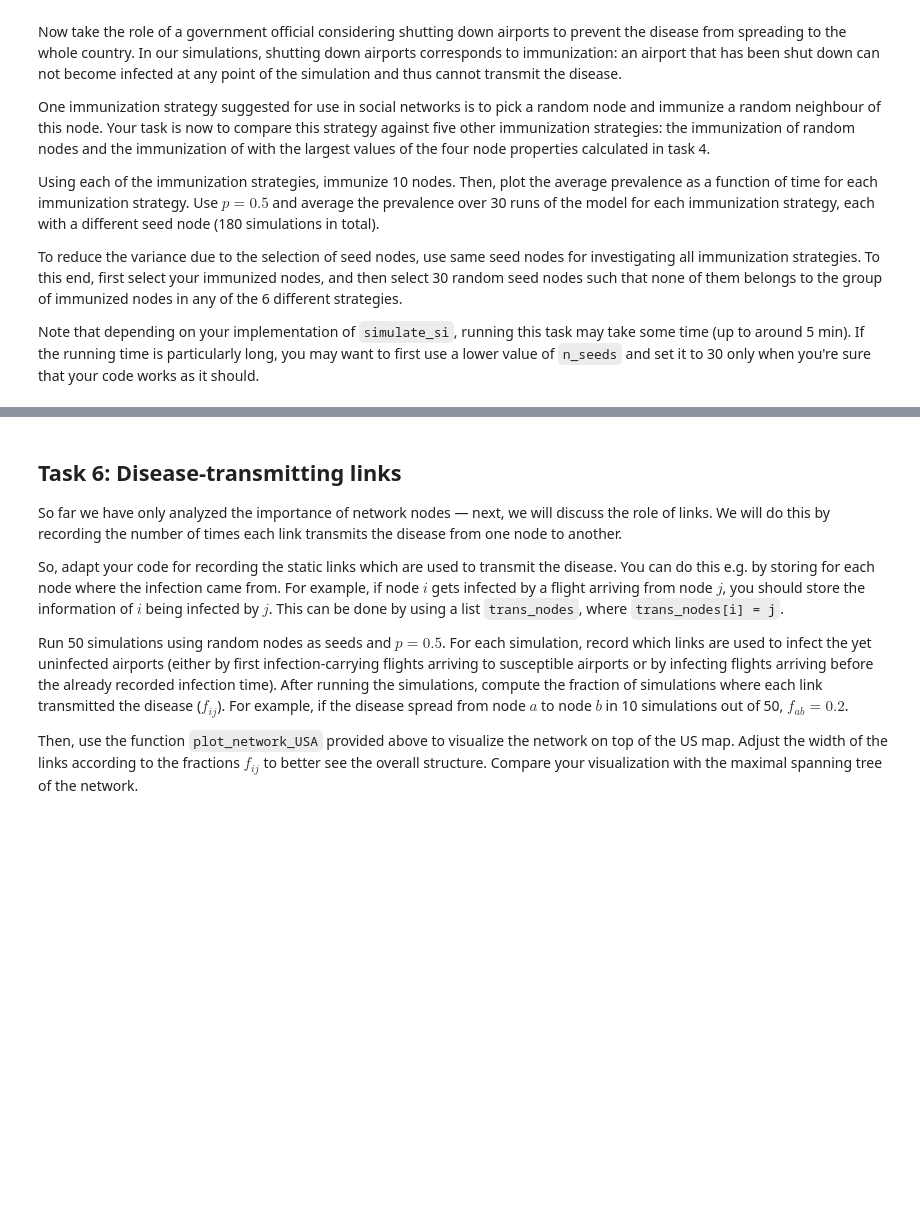
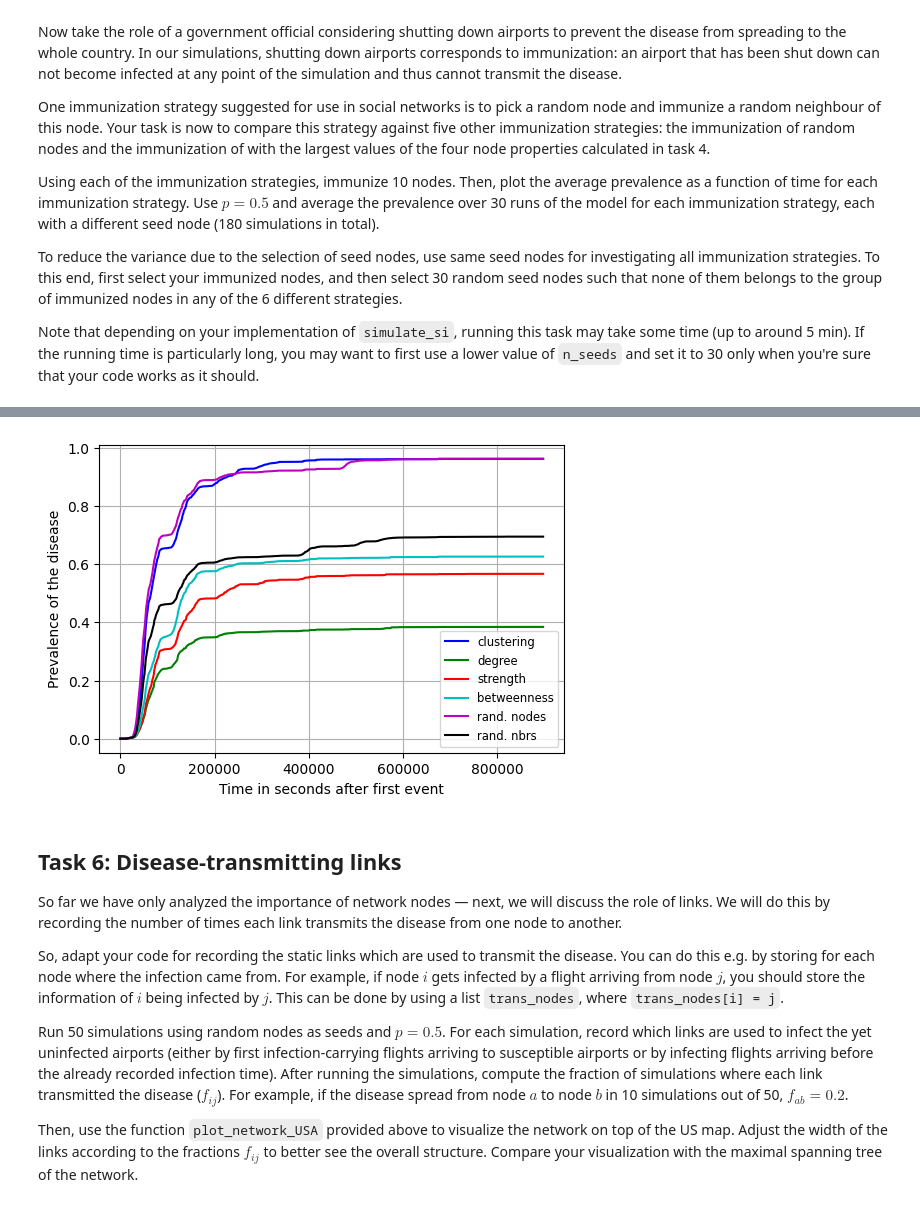
Before and after one commit to jogp10/ComplexNetworks, a Jupyter notebook: project/project.ipynb, the cells around one changed output, grey strips where cells are left out. Saved outputs shown, nothing was run; the diff lists cells and outputs as text; code cells hidden in the pictures; blank space fills up the shorter version.

```diff
--- a/project/project.ipynb
+++ b/project/project.ipynb
@@ -1026,6 +1026,7 @@ the 6 different strategies.
 Note that depending on your implementation of `simulate_si`, running this task may take some time (up to around 5 min). If the running time is particularly long, you may want to first use a lower value of `n_seeds` and set it to 30 only when you're sure that your code works as it should.
 # %%
 p = 0.5
+n_it = 30
 n_seeds = 30
 n_immunized = 10
 n_time_steps = 1000
@@ -1044,7 +1045,7 @@ prevalence_data = []
 time_steps = get_time_steps(events, n_time_steps)
 
 # YOUR CODE HERE
-raise NotImplementedError()
+# raise NotImplementedError()
 #TODO: Calculate the prevalence for each immunization strategy
 #Hints:
 
@@ -1063,6 +1064,81 @@ raise NotImplementedError()
 # Each row of this array corresponds to an immunization strategy, and the number of columns should equal to
 # n_time_steps.
 
+# Select n_immunized nodes for each strategy and join them in 2D array
+immunized_nodes_per_strategy = []
+
+# Biggest n_immunized nodes by clustering coefficient
+clustering = dict_to_vec(nx.clustering(net))
+immunized_nodes = np.argsort(clustering)[-n_immunized:]
+immunized_nodes_per_strategy.append(immunized_nodes)
+
+# Biggest n_immunized nodes by degree
+degree = dict_to_vec(dict(net.degree()))
+immunized_nodes = np.argsort(degree)[-n_immunized:]
+immunized_nodes_per_strategy.append(immunized_nodes)
+
+# Biggest n_immunized nodes by strength
+strength = dict_to_vec(dict(net.degree(weight='weight')))
+immunized_nodes = np.argsort(strength)[-n_immunized:]
+immunized_nodes_per_strategy.append(immunized_nodes)
+
+# Biggest n_immunized nodes by betweenness
+betweenness = dict_to_vec(nx.betweenness_centrality(net, weight='weight'))
+immunized_nodes = np.argsort(betweenness)[-n_immunized:]
+immunized_nodes_per_strategy.append(immunized_nodes)
+
+# Random n_immunized nodes
+immunized_nodes = rng.choice(net.nodes, n_immunized, replace=False)
+immunized_nodes_per_strategy.append(immunized_nodes)
+
+# Random neighbors of n_immunized nodes
+immunized_nodes = []
+for _ in range(n_immunized):
+    node = rng.choice(net.nodes)
+    neighbors = list(net.neighbors(node))
+    random_neighbor = rng.choice(neighbors)
+    immunized_nodes.append(int(random_neighbor))
+immunized_nodes_per_strategy.append(immunized_nodes)
+
+# Random seed nodes that are not immunized
+immunized_nodes = set(np.concatenate(immunized_nodes_per_strategy))
+possible_seeds = [node for node in range(len(net.nodes)) if node not in immunized_nodes]
+seed_nodes = rng.choice(possible_seeds, n_seeds, replace=False)
+
+
+# print zip(strategy_names, immunized_nodes_per_strategy)
+for strategy_name, immunized_nodes in zip(strategy_names, immunized_nodes_per_strategy):
+    print (strategy_name, immunized_nodes)
+print(seed_nodes)
+
+# Iterate over each infection probability
+for strategy_name, immunized_nodes in zip(strategy_names, immunized_nodes_per_strategy):
+    prevalence_iterations = []  # to store prevalence across iterations for a given probability
+
+    # Repeat the SI simulation n_it times
+    for id_seed in seed_nodes:
+        # Run the SI simulation and get infection times
+        infection_times, seed = simulate_si(
+            infection_prob=p,
+            events=events,
+            airport_info=airport_info,
+            rng=rng,
+            seed=id_seed,
+            immunized_nodes=immunized_nodes
+        )
+
+        # Calculate prevalence for this iteration
+        prevalence = calculate_prevalence(infection_times, time_steps)
+        prevalence_iterations.append(prevalence)
+
+    # Average prevalence across all iterations for this infection probability
+    average_prevalence = np.mean(prevalence_iterations, axis=0)
+    prevalence_data.append(average_prevalence)
+
+# Convert prevalence_data to an np.array for easier manipulation and plotting
+prevalence_data = np.array(prevalence_data)
+
 colors = ['b','g','r','c','m','k']
 fig, ax = plt.subplots(figsize=(6, 4))
 ax = plot_prevalence(ax, prevalence_data, time_steps, colors, labels=strategy_names)
+# %% [output]
@@ -1069,3 +1153,4 @@ ax = plot_prevalence(ax, prevalence_data, time_steps, colors, labels=strategy_na
+[figure, added]
 # %%
 # Save the figure in current directory
 fig.savefig('immunization_strategies.png', dpi=300)
```
Also changed, not shown: parts of 3 cells of this notebook, 4 other files.
